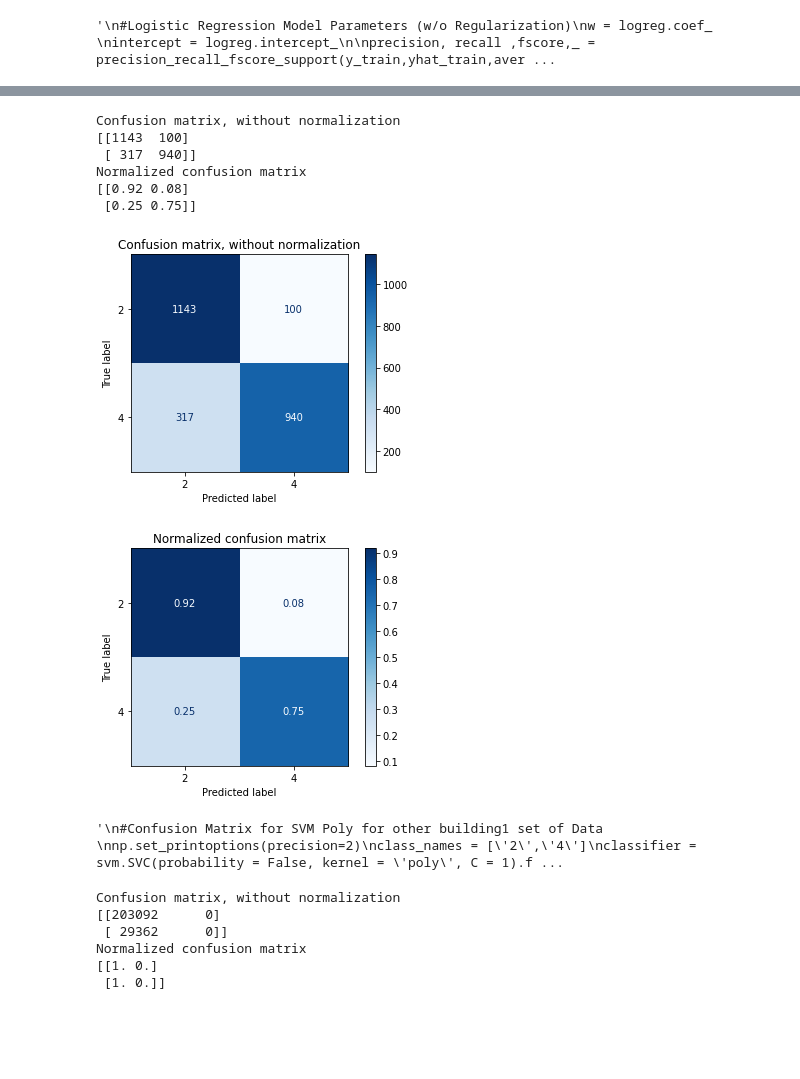
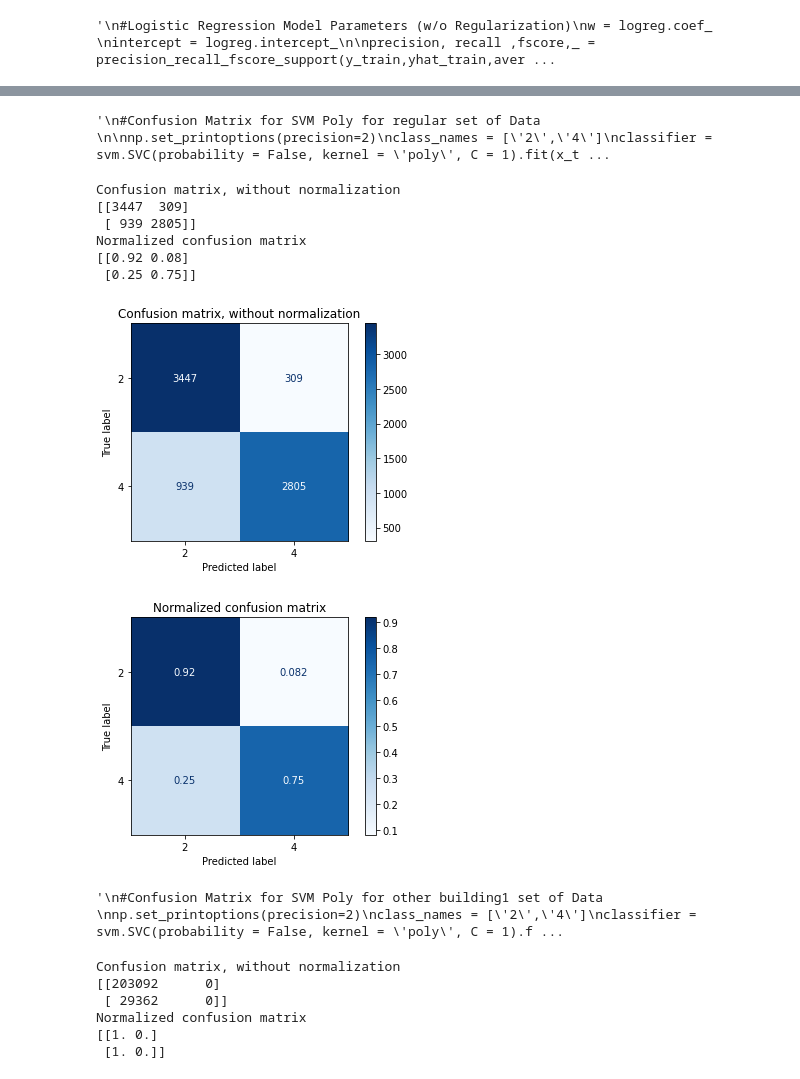
Before and after one commit to meishinlee/Building-Feature-Classification, a Jupyter notebook: SVM_Downsampled.ipynb, the cells around one changed output, grey strips where cells are left out. Saved outputs shown, nothing was run; the diff lists cells and outputs as text; code cells hidden in the pictures; blank space fills up the shorter version.

Commit message:
added new file for normalization

```diff
--- a/SVM_Downsampled.ipynb
+++ b/SVM_Downsampled.ipynb
@@ -406,6 +406,7 @@ Normalized confusion matrix
 [figure]
 [figure]
 # %%
+'''
 #Confusion Matrix for SVM Poly for regular set of Data
 
 np.set_printoptions(precision=2)
@@ -427,7 +428,7 @@ for title, normalize in titles_options:
 
 plt.show()
 
-'''
+
 #Confusion Matrix for SVM Poly for other building1 set of Data
 np.set_printoptions(precision=2)
 class_names = ['2','4']
@@ -449,15 +450,60 @@ for title, normalize in titles_options:
 plt.show()
 '''
 # %% [output]
-Confusion matrix, without normalization
-[[1143  100]
- [ 317  940]]
-Normalized confusion matrix
-[[0.92 0.08]
- [0.25 0.75]]
+'\n#Confusion Matrix for SVM Poly for regular set of Data \n\nnp.set_printoptions(precision=2)\nclass_names = [\'2\',\'4\']\nclassifier = svm.SVC(probability = False, kernel = \'poly\', C = 1).fit(x_t ...
-[figure, removed]
-[figure, removed]
-'\n#Confusion Matrix for SVM Poly for other building1 set of Data \nnp.set_printoptions(precision=2)\nclass_names = [\'2\',\'4\']\nclassifier = svm.SVC(probability = False, kernel = \'poly\', C = 1).f ...
+# %%
+#Confusion Matrix for SVM Poly for train set of Data
+
+np.set_printoptions(precision=2)
+class_names = ['2','4']
+classifier = svm.SVC(probability = False, kernel = 'poly', C = 1).fit(x_train, y_train)
+
+# Plot non-normalized confusion matrix
+titles_options = [("Confusion matrix, without normalization", None),
+                  ("Normalized confusion matrix", 'true')]
+for title, normalize in titles_options:
+    disp = plot_confusion_matrix(classifier, x_train, y_train,
+                                 display_labels=class_names,
+                                 cmap=plt.cm.Blues,
+                                 normalize=normalize)
+    disp.ax_.set_title(title)
+
+    print(title)
+    print(disp.confusion_matrix)
+
+plt.show()
+
+'''
+#Confusion Matrix for SVM Poly for other building1 set of Data
+np.set_printoptions(precision=2)
+class_names = ['2','4']
+classifier = svm.SVC(probability = False, kernel = 'poly', C = 1).fit(x_train, y_train)
+
+# Plot non-normalized confusion matrix
+titles_options = [("Confusion matrix, without normalization", None),
+                  ("Normalized confusion matrix", 'true')]
+for title, normalize in titles_options:
+    disp = plot_confusion_matrix(classifier, x2, y2,
+                                 display_labels=class_names,
+                                 cmap=plt.cm.Blues,
+                                 normalize=normalize)
+    disp.ax_.set_title(title)
+
+    print(title)
+    print(disp.confusion_matrix)
+
+plt.show()
+'''
+# %% [output]
+Confusion matrix, without normalization
+[[3447  309]
+ [ 939 2805]]
+Normalized confusion matrix
+[[0.92 0.08]
+ [0.25 0.75]]
+[figure, added]
+[figure, added]
+'\n#Confusion Matrix for SVM Poly for other building1 set of Data \nnp.set_printoptions(precision=2)\nclass_names = [\'2\',\'4\']\nclassifier = svm.SVC(probability = False, kernel = \'poly\', C = 1).f ...
 # %%
 
 #Confusion Matrix for SVM Poly for other building1 set of Data
```
Also changed, not shown: parts of 6 cells of this notebook, 1 other file.
